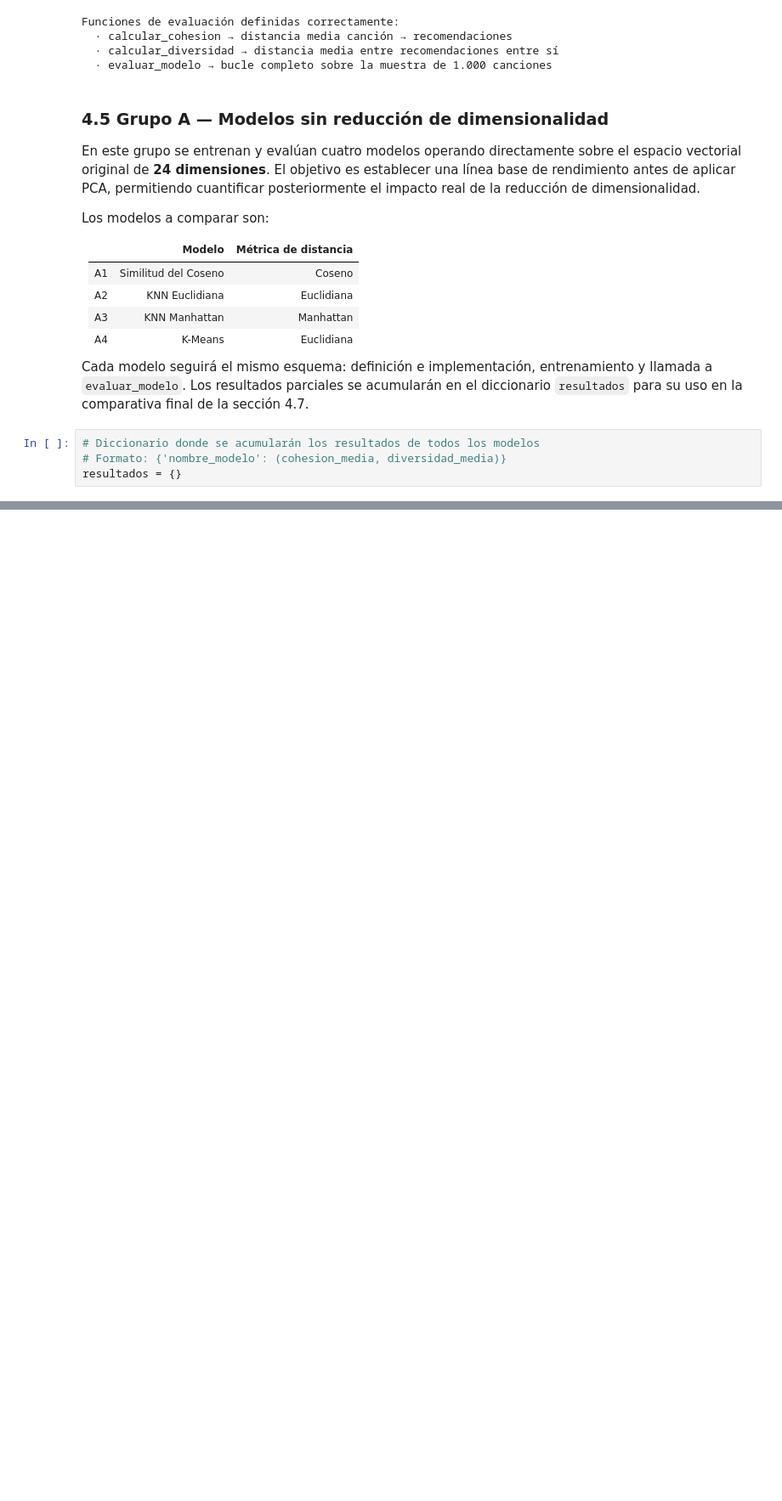
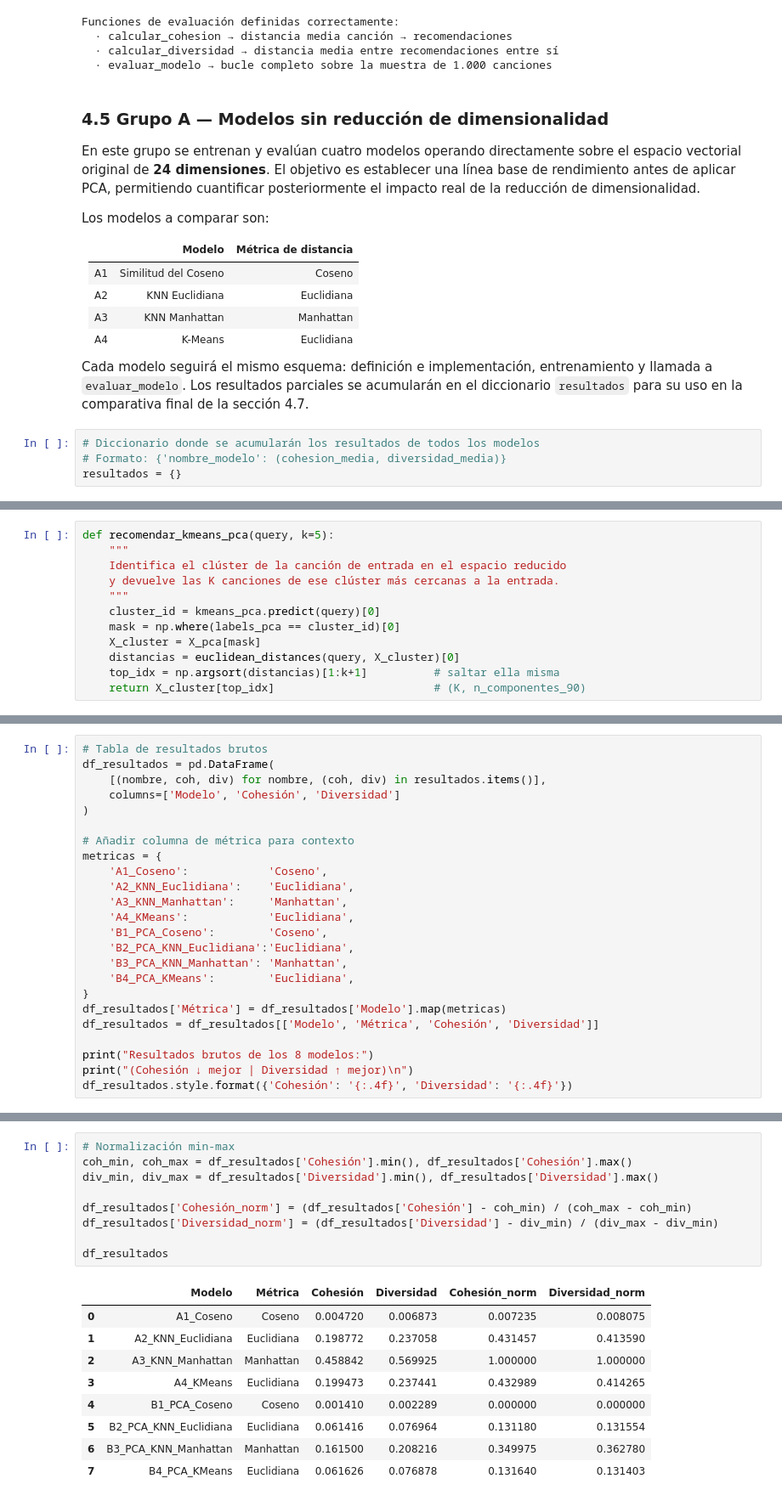
Before and after one commit to nernunnzar/music-recommendation-system, a Jupyter notebook: 04_Modelos_Recomendacion.ipynb, the cells around one changed output, grey strips where cells are left out. Shown at 85% size. Drawn from its saved outputs; the diff is of its cells as text; blank space fills up the shorter version.

```diff
--- a/04_Modelos_Recomendacion.ipynb
+++ b/04_Modelos_Recomendacion.ipynb
@@ -292,0 +693,12 @@ resultados = {}
+# %%
+def recomendar_kmeans_pca(query, k=5):
+    """
+    Identifica el clúster de la canción de entrada en el espacio reducido
+    y devuelve las K canciones de ese clúster más cercanas a la entrada.
+    """
+    cluster_id = kmeans_pca.predict(query)[0]
+    mask = np.where(labels_pca == cluster_id)[0]
+    X_cluster = X_pca[mask]
+    distancias = euclidean_distances(query, X_cluster)[0]
+    top_idx = np.argsort(distancias)[1:k+1]          # saltar ella misma
+    return X_cluster[top_idx]                        # (K, n_componentes_90)
@@ -292,0 +738,24 @@ resultados = {}
+# %%
+# Tabla de resultados brutos
+df_resultados = pd.DataFrame(
+    [(nombre, coh, div) for nombre, (coh, div) in resultados.items()],
+    columns=['Modelo', 'Cohesión', 'Diversidad']
+)
+
+# Añadir columna de métrica para contexto
+metricas = {
+    'A1_Coseno':            'Coseno',
+    'A2_KNN_Euclidiana':    'Euclidiana',
+    'A3_KNN_Manhattan':     'Manhattan',
+    'A4_KMeans':            'Euclidiana',
+    'B1_PCA_Coseno':        'Coseno',
+    'B2_PCA_KNN_Euclidiana':'Euclidiana',
+    'B3_PCA_KNN_Manhattan': 'Manhattan',
+    'B4_PCA_KMeans':        'Euclidiana',
+}
+df_resultados['Métrica'] = df_resultados['Modelo'].map(metricas)
+df_resultados = df_resultados[['Modelo', 'Métrica', 'Cohesión', 'Diversidad']]
+
+print("Resultados brutos de los 8 modelos:")
+print("(Cohesión ↓ mejor | Diversidad ↑ mejor)\n")
+df_resultados.style.format({'Cohesión': '{:.4f}', 'Diversidad': '{:.4f}'})
@@ -292,0 +778,19 @@ resultados = {}
+# %%
+# Normalización min-max
+coh_min, coh_max = df_resultados['Cohesión'].min(), df_resultados['Cohesión'].max()
+div_min, div_max = df_resultados['Diversidad'].min(), df_resultados['Diversidad'].max()
+
+df_resultados['Cohesión_norm'] = (df_resultados['Cohesión'] - coh_min) / (coh_max - coh_min)
+df_resultados['Diversidad_norm'] = (df_resultados['Diversidad'] - div_min) / (div_max - div_min)
+
+df_resultados
+# %% [output]
+|  | Modelo | Métrica | Cohesión | Diversidad | Cohesión_norm | Diversidad_norm |
+| 0 | A1_Coseno | Coseno | 0.004720 | 0.006873 | 0.007235 | 0.008075 |
+| 1 | A2_KNN_Euclidiana | Euclidiana | 0.198772 | 0.237058 | 0.431457 | 0.413590 |
+| 2 | A3_KNN_Manhattan | Manhattan | 0.458842 | 0.569925 | 1.000000 | 1.000000 |
+| 3 | A4_KMeans | Euclidiana | 0.199473 | 0.237441 | 0.432989 | 0.414265 |
+| 4 | B1_PCA_Coseno | Coseno | 0.001410 | 0.002289 | 0.000000 | 0.000000 |
+| 5 | B2_PCA_KNN_Euclidiana | Euclidiana | 0.061416 | 0.076964 | 0.131180 | 0.131554 |
+| 6 | B3_PCA_KNN_Manhattan | Manhattan | 0.161500 | 0.208216 | 0.349975 | 0.362780 |
+| 7 | B4_PCA_KMeans | Euclidiana | 0.061626 | 0.076878 | 0.131640 | 0.131403 |
```
Also changed, not shown: parts of 44 cells of this notebook, 4 other files.
